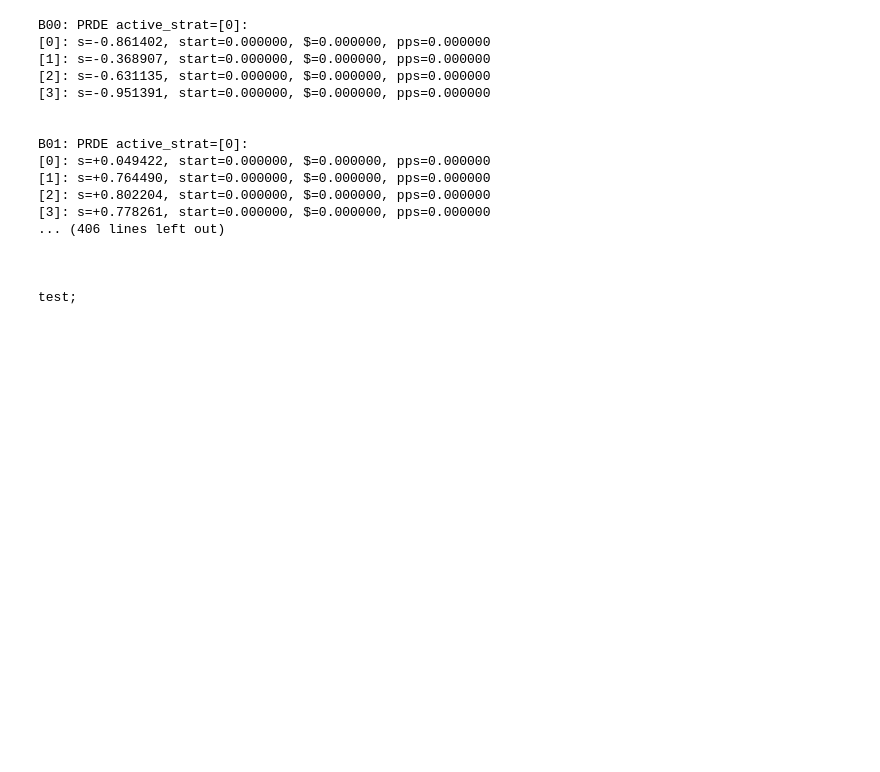
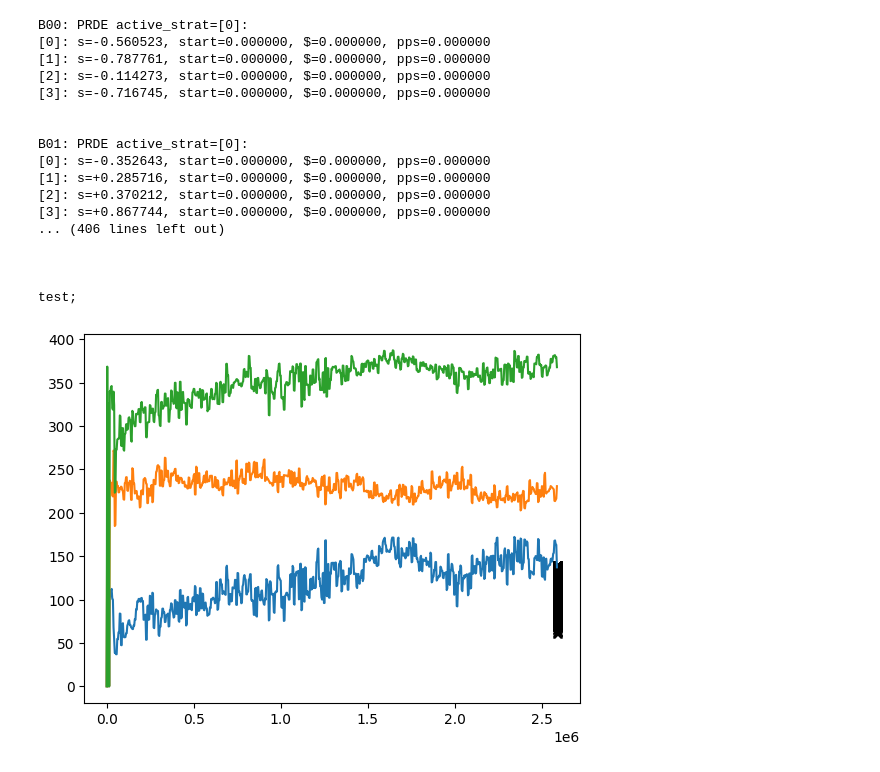
Before and after one commit to georgeherbert/prde-trading-strategy, a Jupyter notebook: BristolStockExchange-1.7.1-beta/experiments.ipynb, the cells around one changed output. Drawn from its saved outputs; the diff is of its cells as text; code cells hidden in the pictures; blank space fills up the shorter version.

```diff
--- a/BristolStockExchange-1.7.1-beta/experiments.ipynb
+++ b/BristolStockExchange-1.7.1-beta/experiments.ipynb
@@ -146,12 +146,14 @@ def plot_offset_fn(offset_fn, total_time_seconds):
 
 def plot_profitability(trial_id):
     prices_fname = trial_id + '_strats.csv'
+    times_list = []
     buyer_pss_list = []
     seller_pps_list = []
     total_pps_list = []
     with open(prices_fname, newline='') as csvfile:
         reader = csv.reader(csvfile)
         for row in reader:
+            time = int(row[1])
             # print(row)
             buyer_pps = 0
             seller_pps = 0
@@ -160,9 +162,14 @@ def plot_profitability(trial_id):
                     buyer_pps += float(row[i + 6])
                 elif row[i + 1][0] == 'S':
                     seller_pps += float(row[i + 6])
-            print(buyer_pps)
-            print(seller_pps)
-            print(buyer_pps + seller_pps, "\n")
+            times_list.append(time)
+            buyer_pss_list.append(buyer_pps)
+            seller_pps_list.append(seller_pps)
+            total_pps_list.append(buyer_pps + seller_pps)
+    plt.plot(times_list, buyer_pss_list)
+    plt.plot(times_list, seller_pps_list)
+    plt.plot(times_list, total_pps_list)
+    plt.show()
 # %%
 # sellers_spec = [('ZIC', 30)]
 # buyers_spec = [('ZIC', 30)]
@@ -180,41 +187,42 @@ dem_range = (140, 140)
 # plot_sup_dem(30, [sup_range], 30, [dem_range], 'fixed')
 
 start_time = 0
-end_time = 60 * 60 * 24 * 10
+end_time = 60 * 60 * 24 * 30
 supply_schedule = [{'from': start_time, 'to': end_time, 'ranges': [sup_range], 'stepmode': 'fixed'}]
 demand_schedule = [{'from': start_time, 'to': end_time, 'ranges': [dem_range], 'stepmode': 'fixed'}]
 
 order_interval = 5
 order_sched = {'sup': supply_schedule, 'dem': demand_schedule,
                'interval': order_interval, 'timemode': 'drip-jitter'}
 
 trial_id = 'test'
 tdump = open('test_avg_balance.csv','w')
 dump_all = True
 verbose = True
 
 market_session(trial_id, start_time, end_time, traders_spec, order_sched, tdump, dump_all, verbose)
 
 tdump.close()
 
 plot_trades('test')
 
 plot_profitability('test')
 # %% [output]
 B00: PRDE active_strat=[0]:
-[0]: s=-0.861402, start=0.000000, $=0.000000, pps=0.000000
-[1]: s=-0.368907, start=0.000000, $=0.000000, pps=0.000000
-[2]: s=-0.631135, start=0.000000, $=0.000000, pps=0.000000
-[3]: s=-0.951391, start=0.000000, $=0.000000, pps=0.000000
+[0]: s=-0.560523, start=0.000000, $=0.000000, pps=0.000000
+[1]: s=-0.787761, start=0.000000, $=0.000000, pps=0.000000
+[2]: s=-0.114273, start=0.000000, $=0.000000, pps=0.000000
+[3]: s=-0.716745, start=0.000000, $=0.000000, pps=0.000000
 
 
 B01: PRDE active_strat=[0]:
-[0]: s=+0.049422, start=0.000000, $=0.000000, pps=0.000000
-[1]: s=+0.764490, start=0.000000, $=0.000000, pps=0.000000
-[2]: s=+0.802204, start=0.000000, $=0.000000, pps=0.000000
-[3]: s=+0.778261, start=0.000000, $=0.000000, pps=0.000000
+[0]: s=-0.352643, start=0.000000, $=0.000000, pps=0.000000
+[1]: s=+0.285716, start=0.000000, $=0.000000, pps=0.000000
+[2]: s=+0.370212, start=0.000000, $=0.000000, pps=0.000000
+[3]: s=+0.867744, start=0.000000, $=0.000000, pps=0.000000
 ... (406 lines left out)
 
 
 
 test;
+[figure, added]
```
Also changed, not shown: parts of 1 cell of this notebook, 8 other files.
